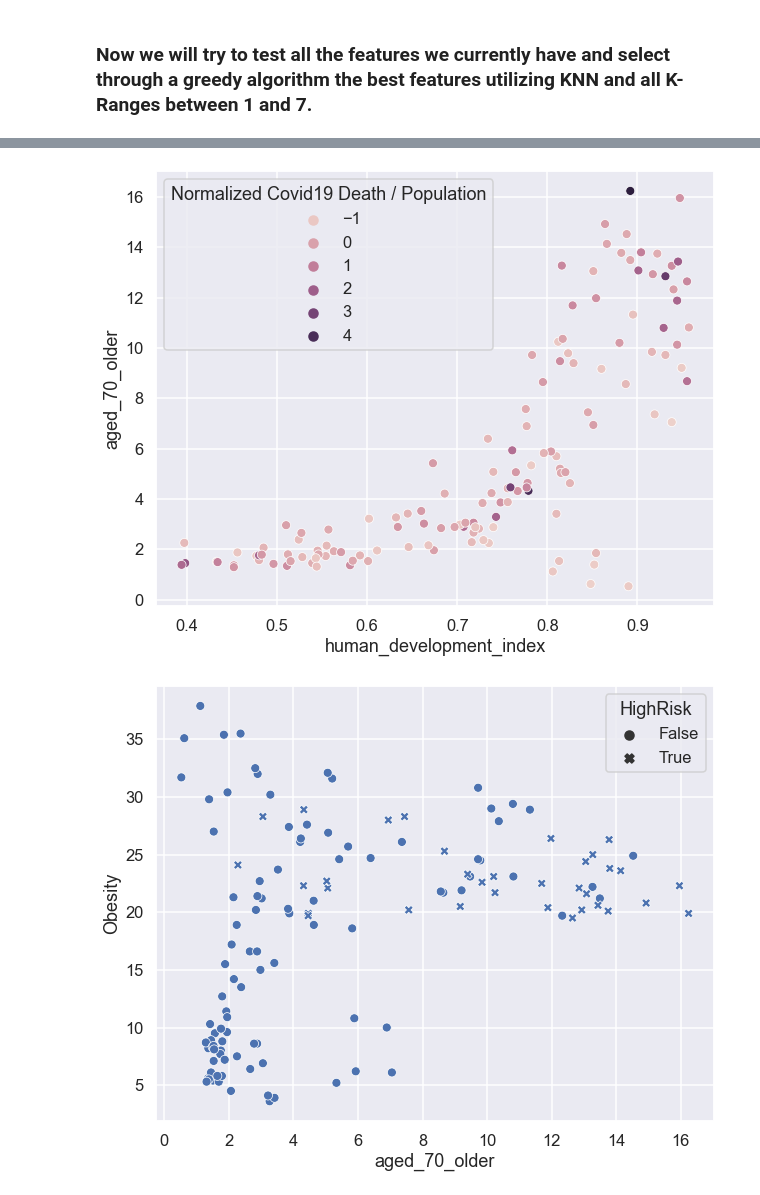
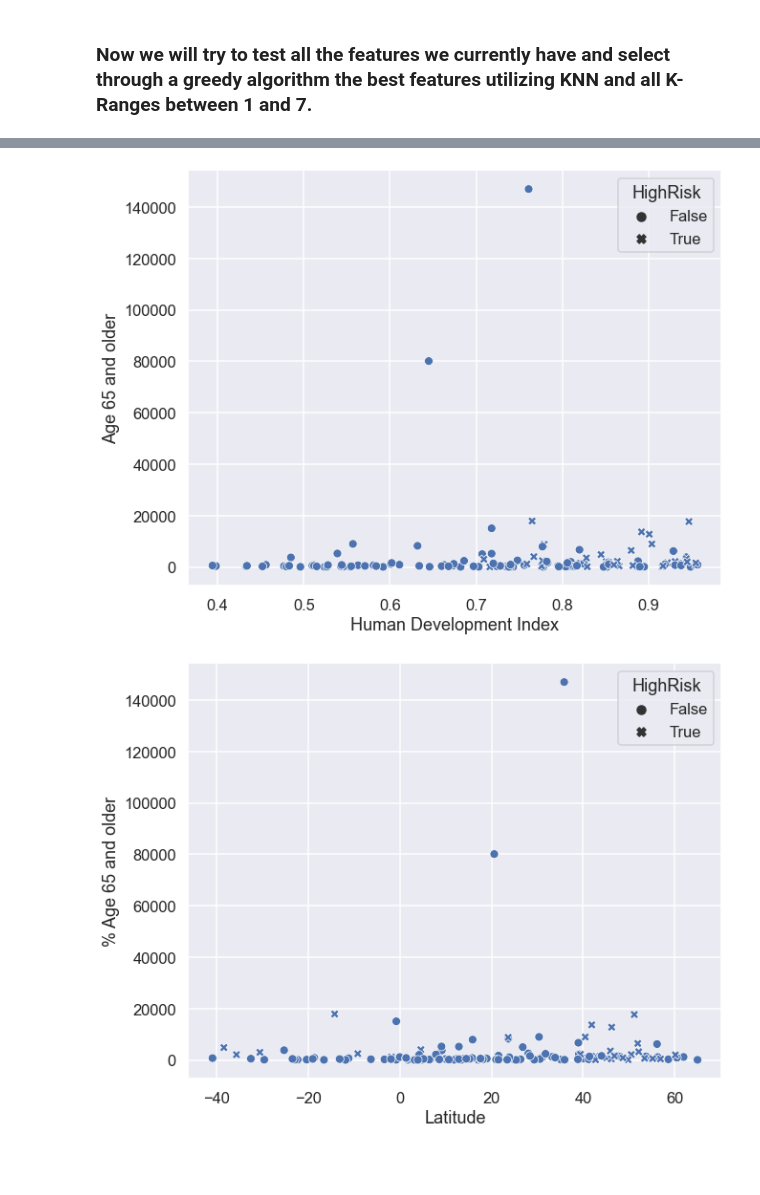
Before and after one commit to chrisweilacker/CovidMachineLearningProject, a Jupyter notebook: CovidMLProject.ipynb, the cells around one changed output, grey strips where cells are left out. Saved outputs shown, nothing was run; the diff lists cells and outputs as text; code cells hidden in the pictures; blank space fills up the shorter version.

Commit message:
Updated Notebook, Report and Readme with better results

```diff
--- a/CovidMLProject.ipynb
+++ b/CovidMLProject.ipynb
@@ -247,7 +247,7 @@ owidDF.rename(columns={'location': 'Country'}, inplace=True)
 #Bring in the interesting features from the Dataset
 df = df.merge(owidDF[['Country', 'total_deaths_per_million',
                       'cardiovasc_death_rate', 'diabetes_prevalence', 'human_development_index', 'population_density',
-                      'aged_70_older']], how='inner')
+                      'aged_70_older', 'female_smokers', 'male_smokers', 'extreme_poverty']], how='inner')
 
 # 'human_development_index' A composite index measuring average achievement in three basic dimensions of human development—a long and healthy life, knowledge and a decent standard of living. Values for 2019, imported from http://hdr.undp.org/en/indicators/137506
 # 'aged_70_older' Share of the population that is 70 years and older in 2015
@@ -297,6 +298,9 @@ corr.style.background_gradient(cmap='coolwarm')
 # %%
 df['HighRisk'] = zscore(df['total_deaths_per_million']) > 0.65
 df['Normalized Covid19 Death / Population'] = zscore(df['Covid-19 Mortality Ratio'])
+#Simply to better display on a pair plot
+df['Norm. Covid19 Death / Pop'] = df['Normalized Covid19 Death / Population']
+df['Human Dev. Index'] = df['human_development_index']
 # %% [markdown]
 ### Now we will try to test all the features we currently have and select through a greedy algorithm the best features utilizing KNN and all K-Ranges between 1 and 7.
 # %%
@@ -385,12 +499,12 @@ plt.ylabel("% of Obesity")
 # %%
-sns.scatterplot(data=df, x='human_development_index', y='aged_70_older', hue='Normalized Covid19 Death / Population');
+sns.scatterplot(data=df, x='human_development_index', y='Pop65Over', style='HighRisk');
 plt.xlabel("Human Development Index")
-plt.ylabel("Age 70 and older")
+plt.ylabel("Age 65 and older");
 # %% [output]
-[figure, old version]
+[figure, new version]
 # %%
-sns.scatterplot(data=df, x='aged_70_older', y='Obesity', style='HighRisk');
-plt.xlabel("Age 70 and older")
-plt.ylabel("% of Obesity")
+sns.scatterplot(data=df, x='Latitude', y='Pop65Over', style='HighRisk');
+plt.xlabel("Latitude")
+plt.ylabel("% Age 65 and older");
 # %% [output]
-[figure, old version]
+[figure, new version]
```
Also changed, not shown: parts of 30 cells of this notebook, 3 other files.
